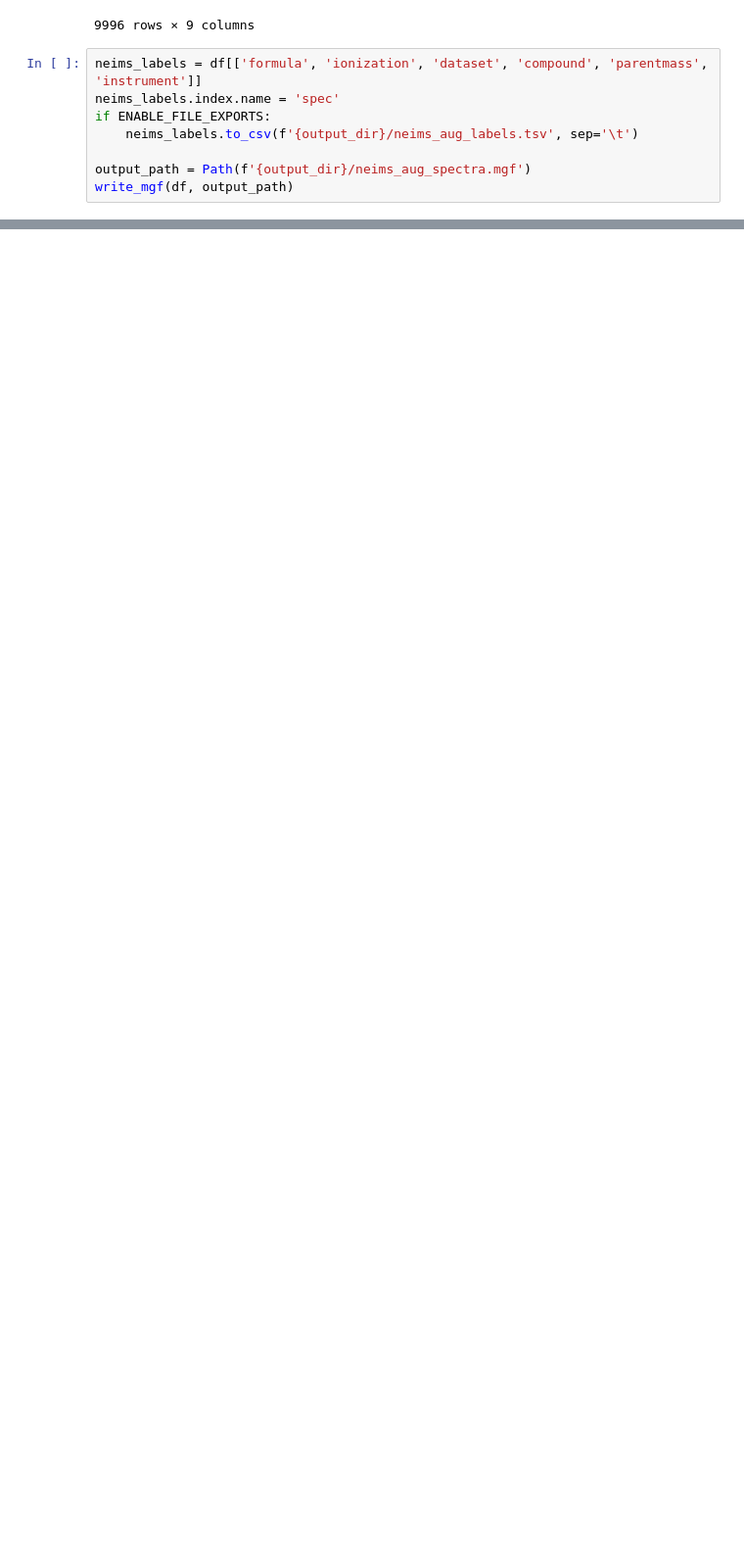
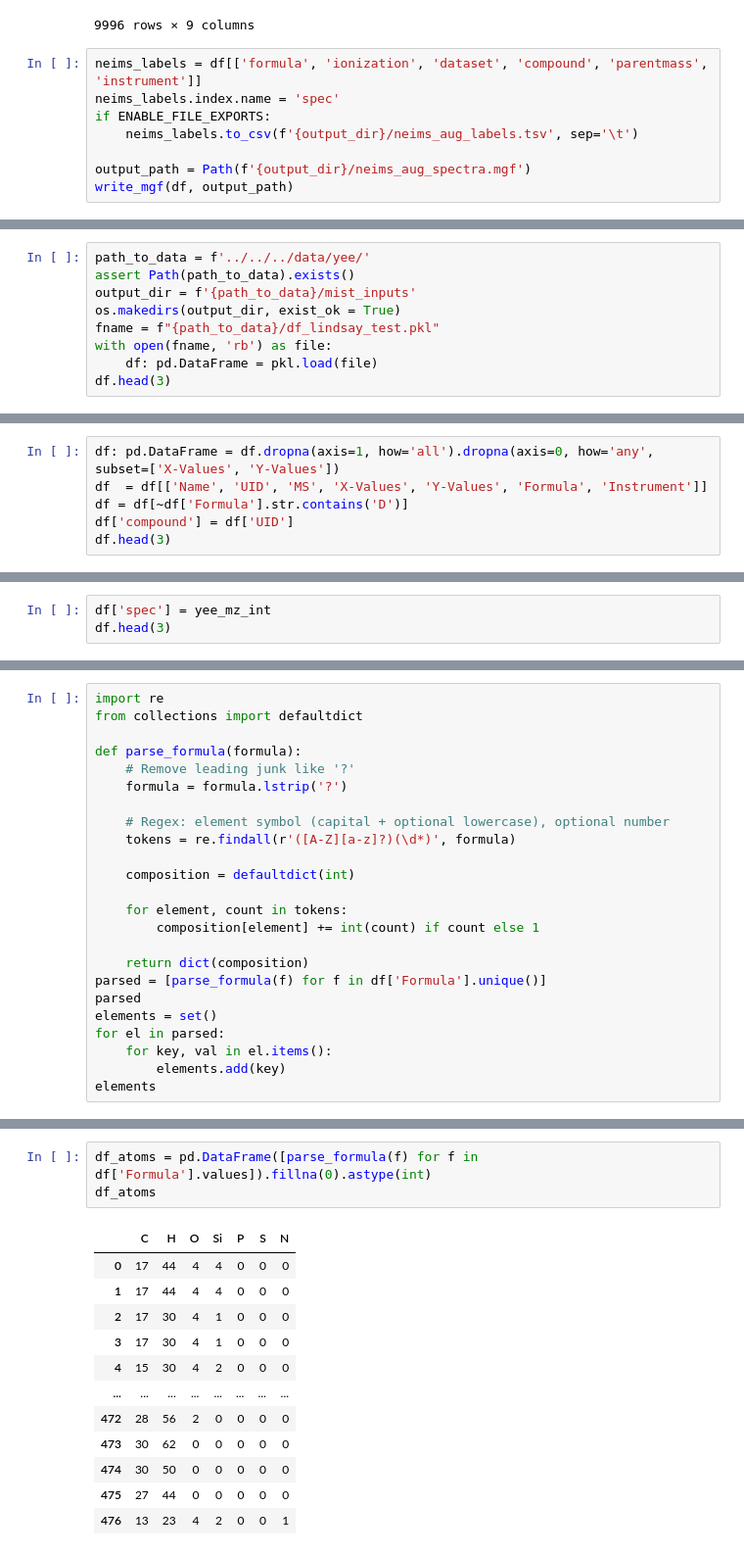
Before and after one commit to kuulia/mist, a Jupyter notebook: data_processing/neims/gecko_EIMS_spectra/preprocess_ms_gen.ipynb, the cells around one changed output, grey strips where cells are left out. Shown at 98% size. Drawn from its saved outputs; the diff is of its cells as text; blank space fills up the shorter version.

```diff
--- a/data_processing/neims/gecko_EIMS_spectra/preprocess_ms_gen.ipynb
+++ b/data_processing/neims/gecko_EIMS_spectra/preprocess_ms_gen.ipynb
@@ -389,0 +456,9 @@ write_mgf(df, output_path)
+# %%
+path_to_data = f'../../../data/yee/'
+assert Path(path_to_data).exists()
+output_dir = f'{path_to_data}/mist_inputs'
+os.makedirs(output_dir, exist_ok = True)
+fname = f"{path_to_data}/df_lindsay_test.pkl"
+with open(fname, 'rb') as file:
+    df: pd.DataFrame = pkl.load(file)
+df.head(3)
@@ -389,0 +486,6 @@ write_mgf(df, output_path)
+# %%
+df: pd.DataFrame = df.dropna(axis=1, how='all').dropna(axis=0, how='any', subset=['X-Values', 'Y-Values'])
+df  = df[['Name', 'UID', 'MS', 'X-Values', 'Y-Values', 'Formula', 'Instrument']]
+df = df[~df['Formula'].str.contains('D')]
+df['compound'] = df['UID']
+df.head(3)
@@ -389,0 +542,3 @@ write_mgf(df, output_path)
+# %%
+df['spec'] = yee_mz_int
+df.head(3)
@@ -389,0 +550,24 @@ write_mgf(df, output_path)
+# %%
+import re
+from collections import defaultdict
+
+def parse_formula(formula):
+    # Remove leading junk like '?'
+    formula = formula.lstrip('?')
+
+    # Regex: element symbol (capital + optional lowercase), optional number
+    tokens = re.findall(r'([A-Z][a-z]?)(\d*)', formula)
+
+    composition = defaultdict(int)
+
+    for element, count in tokens:
+        composition[element] += int(count) if count else 1
+
+    return dict(composition)
+parsed = [parse_formula(f) for f in df['Formula'].unique()]
+parsed
+elements = set()
+for el in parsed:
+    for key, val in el.items():
+        elements.add(key)
+elements
@@ -389,0 +576,16 @@ write_mgf(df, output_path)
+# %%
+df_atoms = pd.DataFrame([parse_formula(f) for f in df['Formula'].values]).fillna(0).astype(int)
+df_atoms
+# %% [output]
+|  | C | H | O | Si | P | S | N |
+| 0 | 17 | 44 | 4 | 4 | 0 | 0 | 0 |
+| 1 | 17 | 44 | 4 | 4 | 0 | 0 | 0 |
+| 2 | 17 | 30 | 4 | 1 | 0 | 0 | 0 |
+| 3 | 17 | 30 | 4 | 1 | 0 | 0 | 0 |
+| 4 | 15 | 30 | 4 | 2 | 0 | 0 | 0 |
+| ... | ... | ... | ... | ... | ... | ... | ... |
+| 472 | 28 | 56 | 2 | 0 | 0 | 0 | 0 |
+| 473 | 30 | 62 | 0 | 0 | 0 | 0 | 0 |
+| 474 | 30 | 50 | 0 | 0 | 0 | 0 | 0 |
+| 475 | 27 | 44 | 0 | 0 | 0 | 0 | 0 |
+| 476 | 13 | 23 | 4 | 2 | 0 | 0 | 1 |
```
Also changed, not shown: parts of 54 cells of this notebook, 41 other files.
